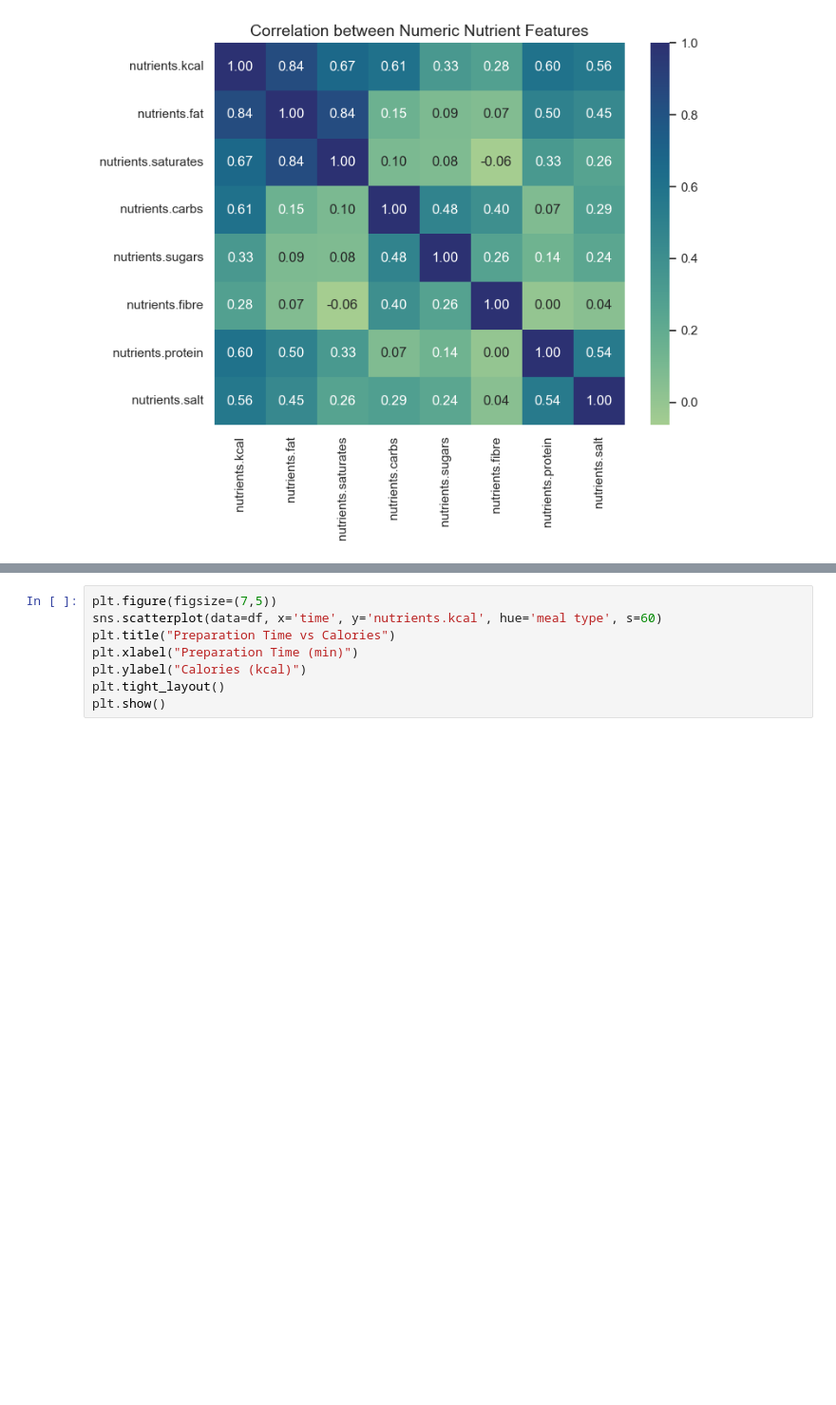
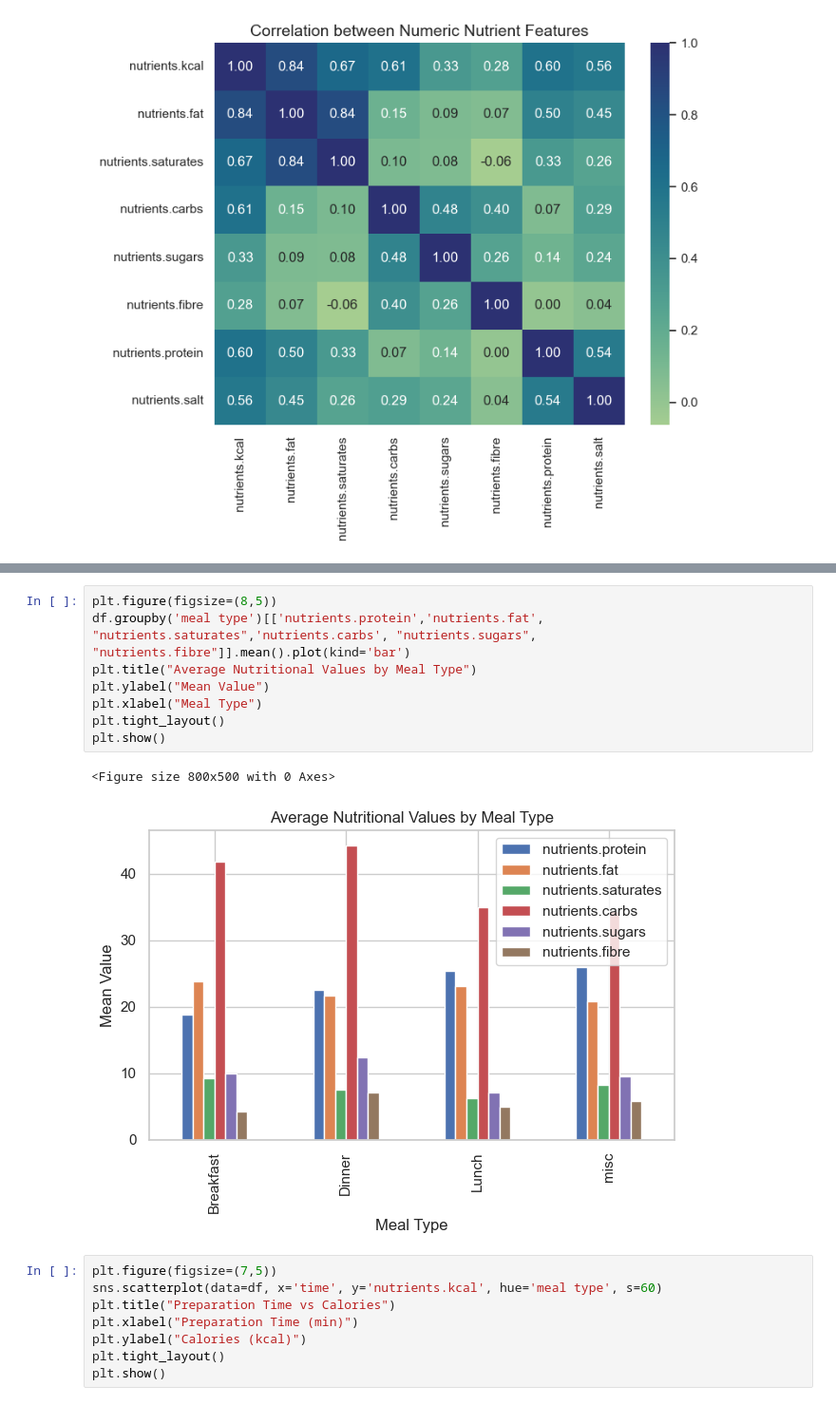
Before and after one commit to czajkowskis/Feinschmecker, a Jupyter notebook: data/EDA.ipynb, the cells around one changed output, grey strips where cells are left out. Shown at 95% size. Saved outputs shown, nothing was run; the diff lists cells and outputs as text; blank space fills up the shorter version.

```diff
--- a/data/EDA.ipynb
+++ b/data/EDA.ipynb
@@ -475,3 +492,14 @@ plt.show()
+# %%
+plt.figure(figsize=(8,5))
+df.groupby('meal type')[['nutrients.protein','nutrients.fat', "nutrients.saturates",'nutrients.carbs', "nutrients.sugars", "nutrients.fibre"]].mean().plot(kind='bar')
+plt.title("Average Nutritional Values by Meal Type")
+plt.ylabel("Mean Value")
+plt.xlabel("Meal Type")
+plt.tight_layout()
+plt.show()
+# %% [output]
+<Figure size 800x500 with 0 Axes>
+[figure, added]
 # %%
 plt.figure(figsize=(7,5))
 sns.scatterplot(data=df, x='time', y='nutrients.kcal', hue='meal type', s=60)
```
Also changed, not shown: parts of 7 cells of this notebook.
